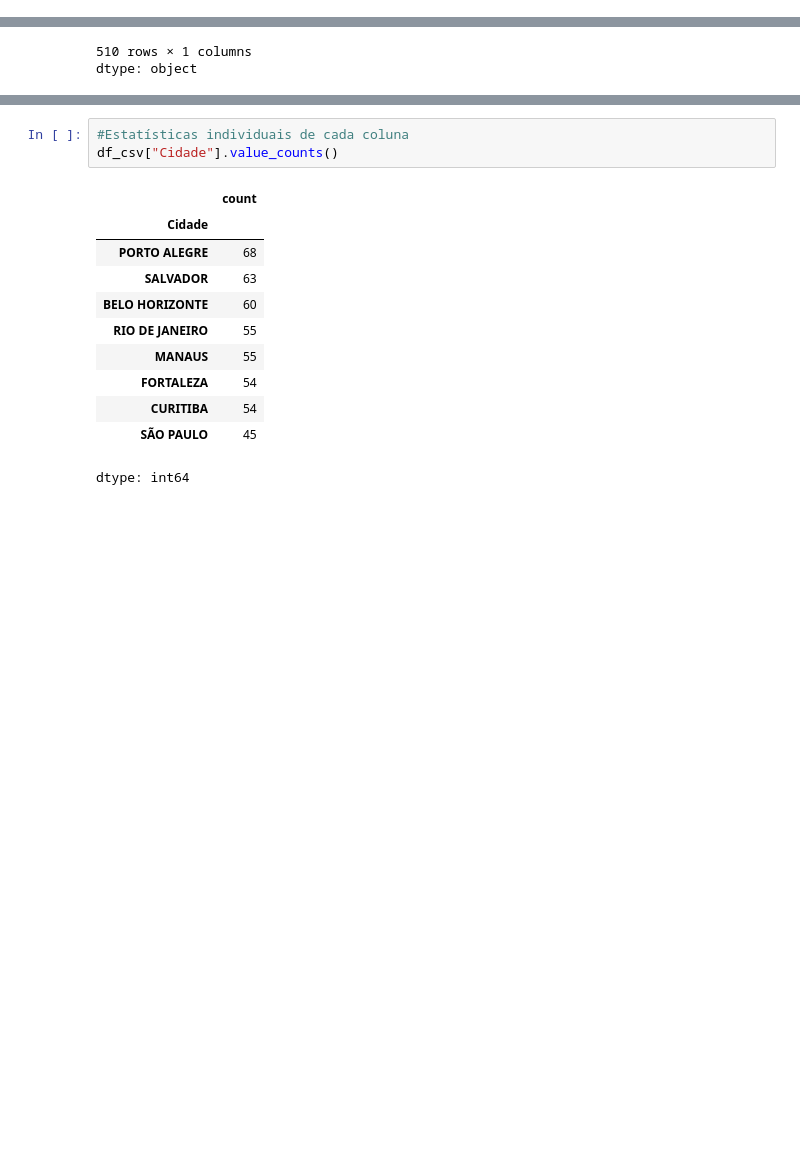
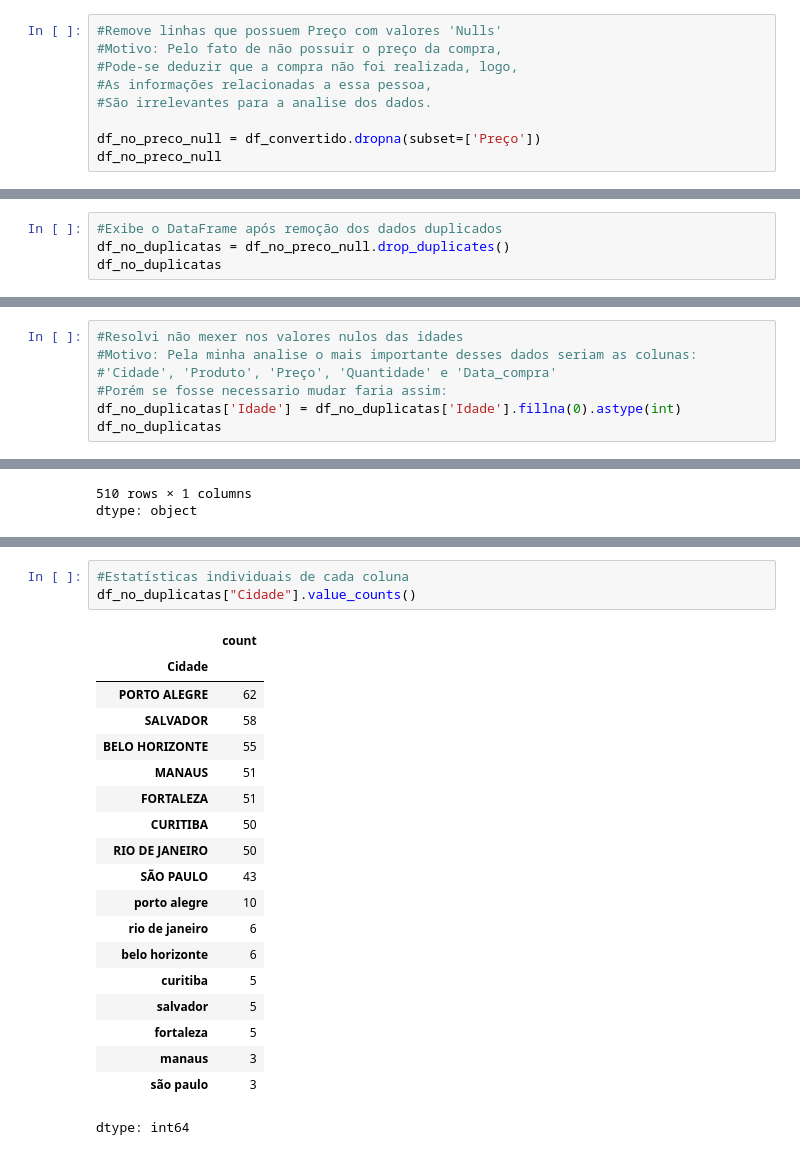
Before and after one commit to DanielVinicius2/Ciencia-de-Dados, a Jupyter notebook: Tratamento_de_dados.ipynb, the cells around one changed output, grey strips where cells are left out. Cells and saved outputs as stored; diff of their text form; blank space fills up the shorter version.

```diff
--- a/Tratamento_de_dados.ipynb
+++ b/Tratamento_de_dados.ipynb
@@ -50,0 +117,9 @@ print(df_csv.head())
+# %%
+#Remove linhas que possuem Preço com valores 'Nulls'
+#Motivo: Pelo fato de não possuir o preço da compra,
+#Pode-se deduzir que a compra não foi realizada, logo,
+#As informações relacionadas a essa pessoa,
+#São irrelevantes para a analise dos dados.
+
+df_no_preco_null = df_convertido.dropna(subset=['Preço'])
+df_no_preco_null
@@ -50,0 +140,4 @@ print(df_csv.head())
+# %%
+#Exibe o DataFrame após remoção dos dados duplicados
+df_no_duplicatas = df_no_preco_null.drop_duplicates()
+df_no_duplicatas
@@ -50,0 +158,7 @@ print(df_csv.head())
+# %%
+#Resolvi não mexer nos valores nulos das idades
+#Motivo: Pela minha analise o mais importante desses dados seriam as colunas:
+#'Cidade', 'Produto', 'Preço', 'Quantidade' e 'Data_compra'
+#Porém se fosse necessario mudar faria assim:
+df_no_duplicatas['Idade'] = df_no_duplicatas['Idade'].fillna(0).astype(int)
+df_no_duplicatas
@@ -134,17 +246,25 @@ df_csv[["Cidade", "Produto", "Quantidade"]]
 # %%
 #Estatísticas individuais de cada coluna
-df_csv["Cidade"].value_counts()
+df_no_duplicatas["Cidade"].value_counts()
 # %% [output]
 |  | count |
 | Cidade |  |
-| PORTO ALEGRE | 68 |
-| SALVADOR | 63 |
-| BELO HORIZONTE | 60 |
-| RIO DE JANEIRO | 55 |
-| MANAUS | 55 |
-| FORTALEZA | 54 |
-| CURITIBA | 54 |
-| SÃO PAULO | 45 |
+| PORTO ALEGRE | 62 |
+| SALVADOR | 58 |
+| BELO HORIZONTE | 55 |
+| MANAUS | 51 |
+| FORTALEZA | 51 |
+| CURITIBA | 50 |
+| RIO DE JANEIRO | 50 |
+| SÃO PAULO | 43 |
+| porto alegre | 10 |
+| rio de janeiro | 6 |
+| belo horizonte | 6 |
+| curitiba | 5 |
+| salvador | 5 |
+| fortaleza | 5 |
+| manaus | 3 |
+| são paulo | 3 |
 dtype: int64
 # %%
 #O codigo abaixo foi utilizado a fim de Remover problemas de Separação de dados
```
Also changed, not shown: parts of 29 cells of this notebook.
